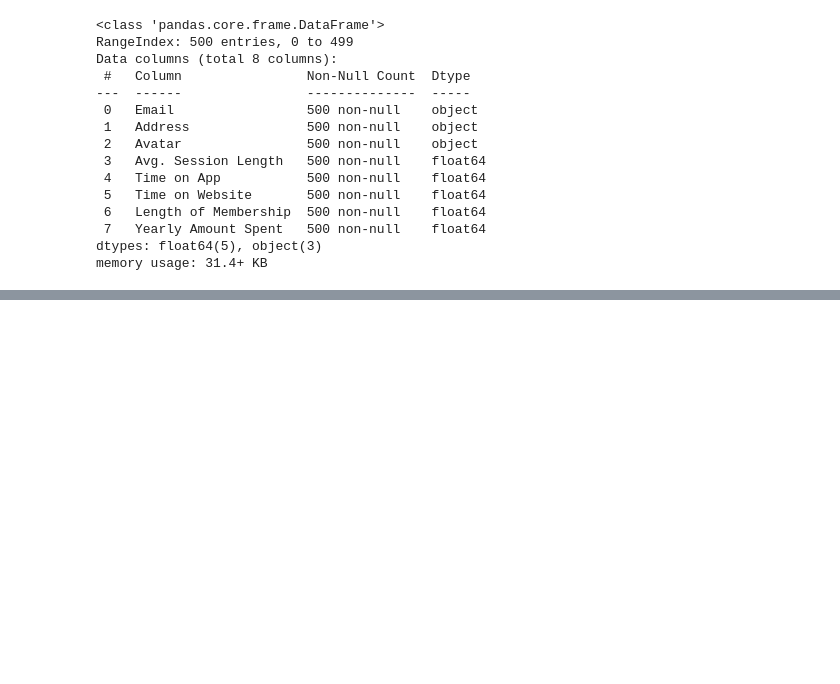
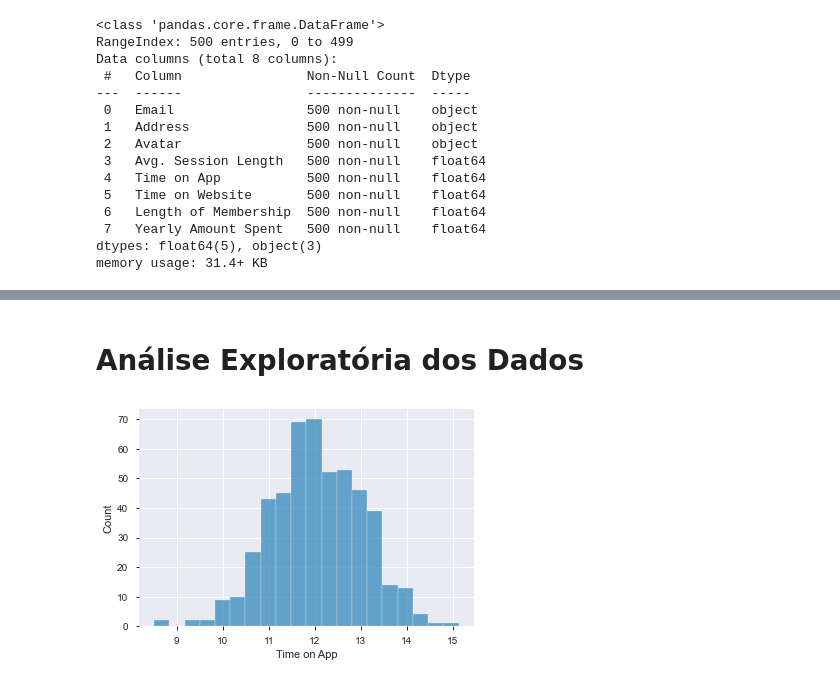
Before and after one commit to luizabamorim/Algoritmos-de-Machine-Learning, a Jupyter notebook: Regressão Linear/Ecommerce_Reg_Linear.ipynb, the cells around one changed output, grey strips where cells are left out. Drawn from its saved outputs; the diff is of its cells as text; code cells hidden in the pictures; blank space fills up the shorter version.

```diff
--- a/Regressão Linear/Ecommerce_Reg_Linear.ipynb
+++ b/Regressão Linear/Ecommerce_Reg_Linear.ipynb
@@ -75,0 +137,2 @@ memory usage: 31.4+ KB
+# %% [markdown]
+# Análise Exploratória dos Dados
@@ -75,0 +141,6 @@ memory usage: 31.4+ KB
+# %%
+%matplotlib inline
+sns.histplot(clientes['Time on App'])
+plt.show()
+# %% [output]
+[figure, added]
```
Also changed, not shown: parts of 18 cells of this notebook.
